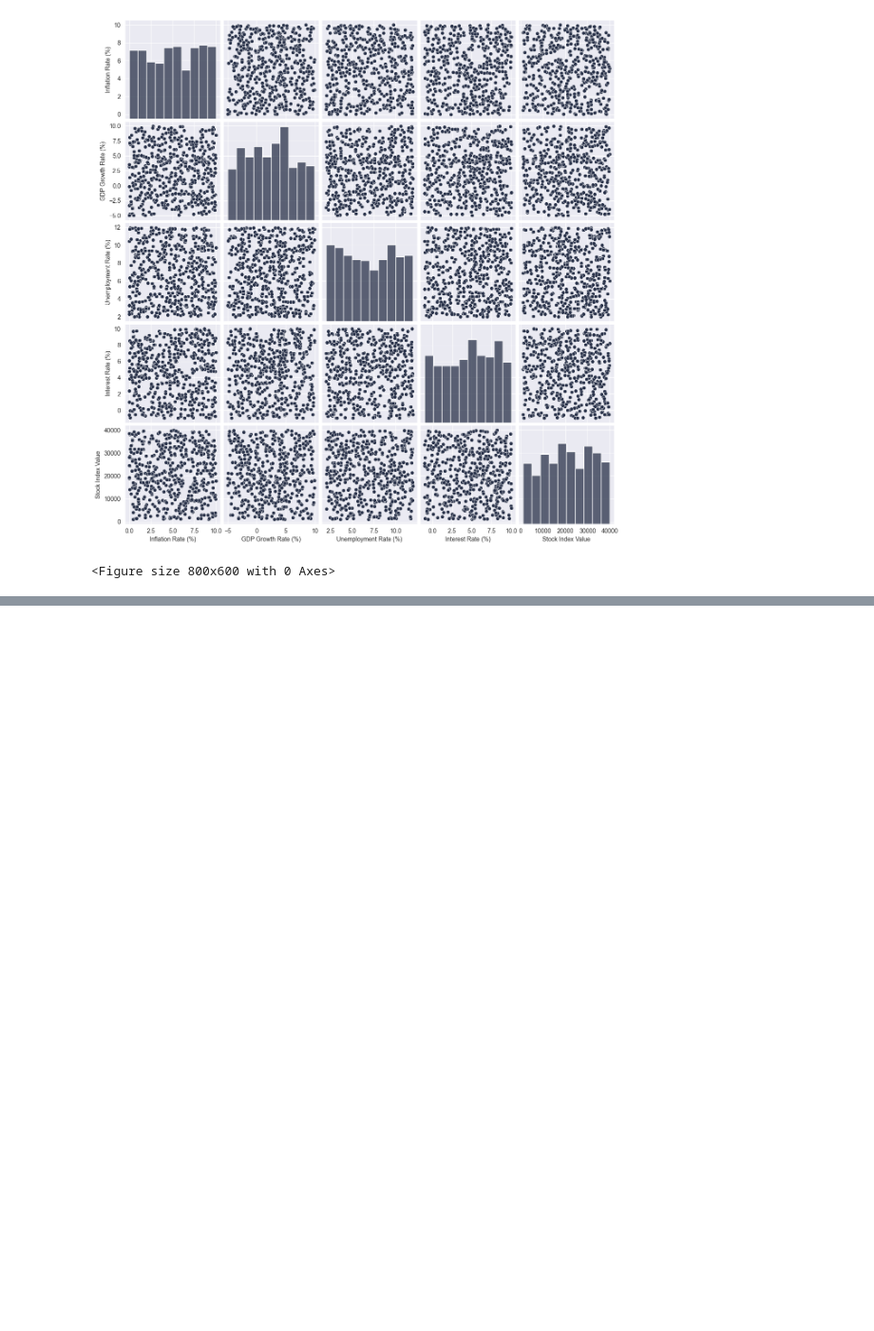
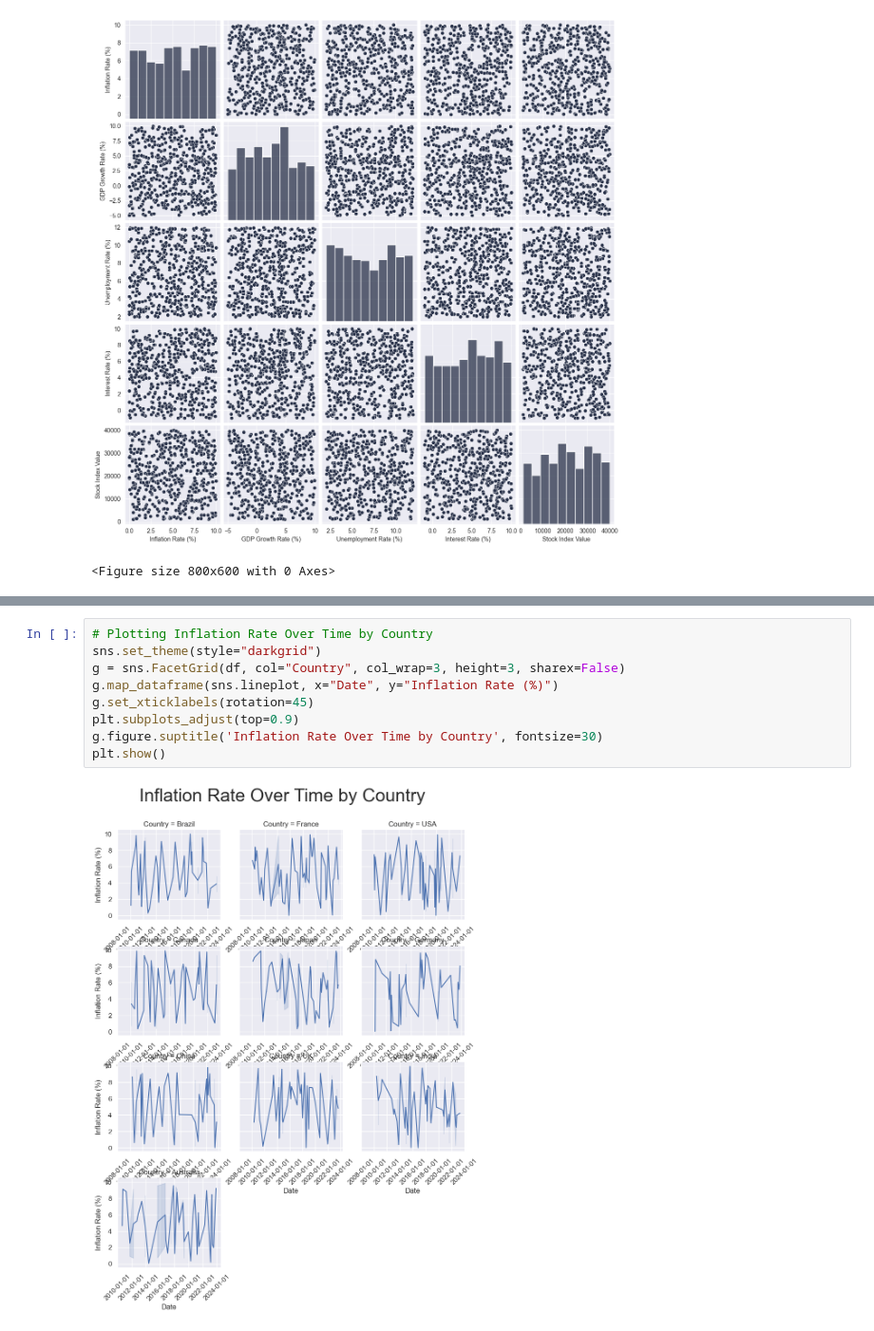
Before and after one commit to muhammederbay10/clustering-countries-economic-indicators, a Jupyter notebook: Countries.ipynb, the cells around one changed output, grey strips where cells are left out. Shown at 95% size. Cells and saved outputs as stored; diff of their text form; blank space fills up the shorter version.

```diff
--- a/Countries.ipynb
+++ b/Countries.ipynb
@@ -212,0 +226,11 @@ plt.show()
+# %%
+# Plotting Inflation Rate Over Time by Country
+sns.set_theme(style="darkgrid")
+g = sns.FacetGrid(df, col="Country", col_wrap=3, height=3, sharex=False)
+g.map_dataframe(sns.lineplot, x="Date", y="Inflation Rate (%)")
+g.set_xticklabels(rotation=45)
+plt.subplots_adjust(top=0.9)
+g.figure.suptitle('Inflation Rate Over Time by Country', fontsize=30)
+plt.show()
+# %% [output]
+[figure, added]
```
Also changed, not shown: parts of 6 cells of this notebook.
